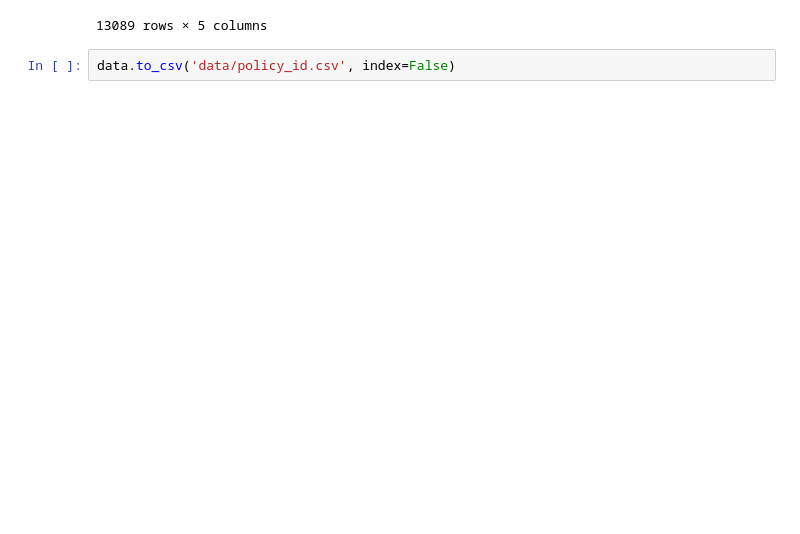
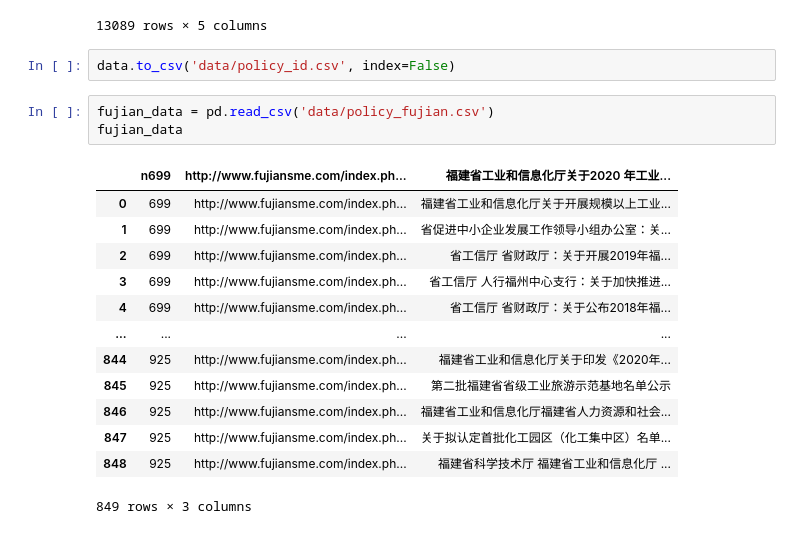
Before and after one commit to miserrman/policy-knowledge-graph, a Jupyter notebook: policy/init.ipynb, the cells around one changed output. Drawn from its saved outputs; the diff is of its cells as text; blank space fills up the shorter version.

```diff
--- a/policy/init.ipynb
+++ b/policy/init.ipynb
@@ -55,3 +55,20 @@ data
 13089 rows × 5 columns
 # %%
 data.to_csv('data/policy_id.csv', index=False)
+# %%
+fujian_data = pd.read_csv('data/policy_fujian.csv')
+fujian_data
+# %% [output]
+|  | n699 | http://www.fujiansme.com/index.ph... | 福建省工业和信息化厅关于2020 年工业... |
+| 0 | 699 | http://www.fujiansme.com/index.ph... | 福建省工业和信息化厅关于开展规模以上工业... |
+| 1 | 699 | http://www.fujiansme.com/index.ph... | 省促进中小企业发展工作领导小组办公室：关... |
+| 2 | 699 | http://www.fujiansme.com/index.ph... | 省工信厅 省财政厅：关于开展2019年福... |
+| 3 | 699 | http://www.fujiansme.com/index.ph... | 省工信厅 人行福州中心支行：关于加快推进... |
+| 4 | 699 | http://www.fujiansme.com/index.ph... | 省工信厅 省财政厅：关于公布2018年福... |
+| ... | ... | ... | ... |
+| 844 | 925 | http://www.fujiansme.com/index.ph... | 福建省工业和信息化厅关于印发《2020年... |
+| 845 | 925 | http://www.fujiansme.com/index.ph... | 第二批福建省省级工业旅游示范基地名单公示 |
+| 846 | 925 | http://www.fujiansme.com/index.ph... | 福建省工业和信息化厅福建省人力资源和社会... |
+| 847 | 925 | http://www.fujiansme.com/index.ph... | 关于拟认定首批化工园区（化工集中区）名单... |
+| 848 | 925 | http://www.fujiansme.com/index.ph... | 福建省科学技术厅 福建省工业和信息化厅 ... |
+849 rows × 3 columns
```
Also changed, not shown: parts of 1 cell of this notebook, 6 other files.
